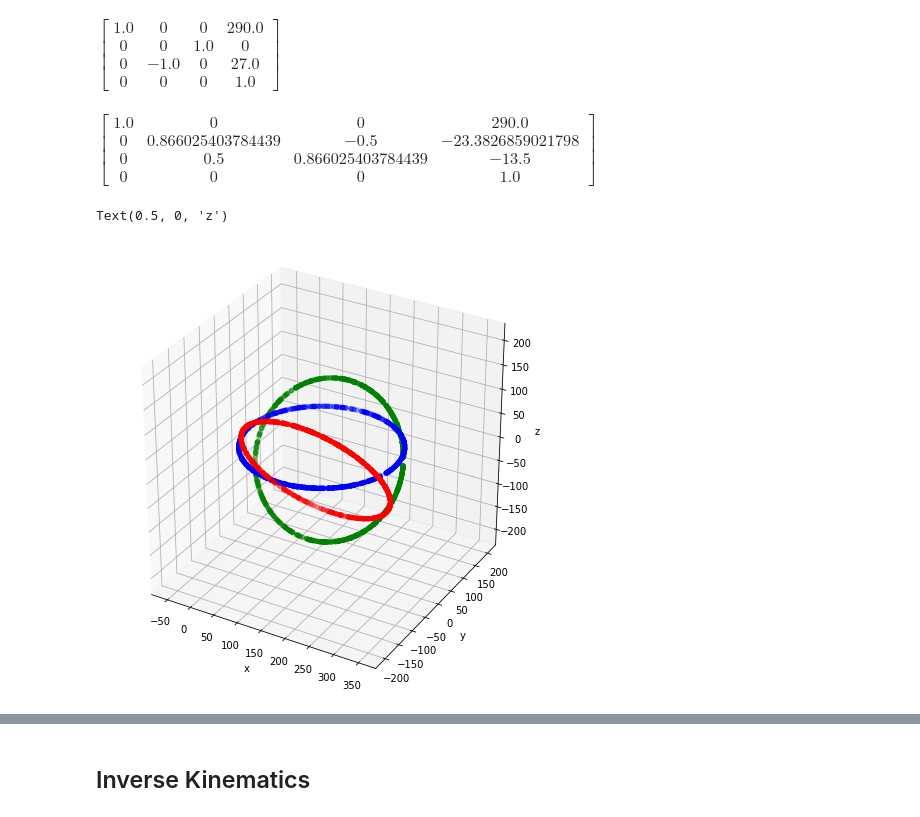
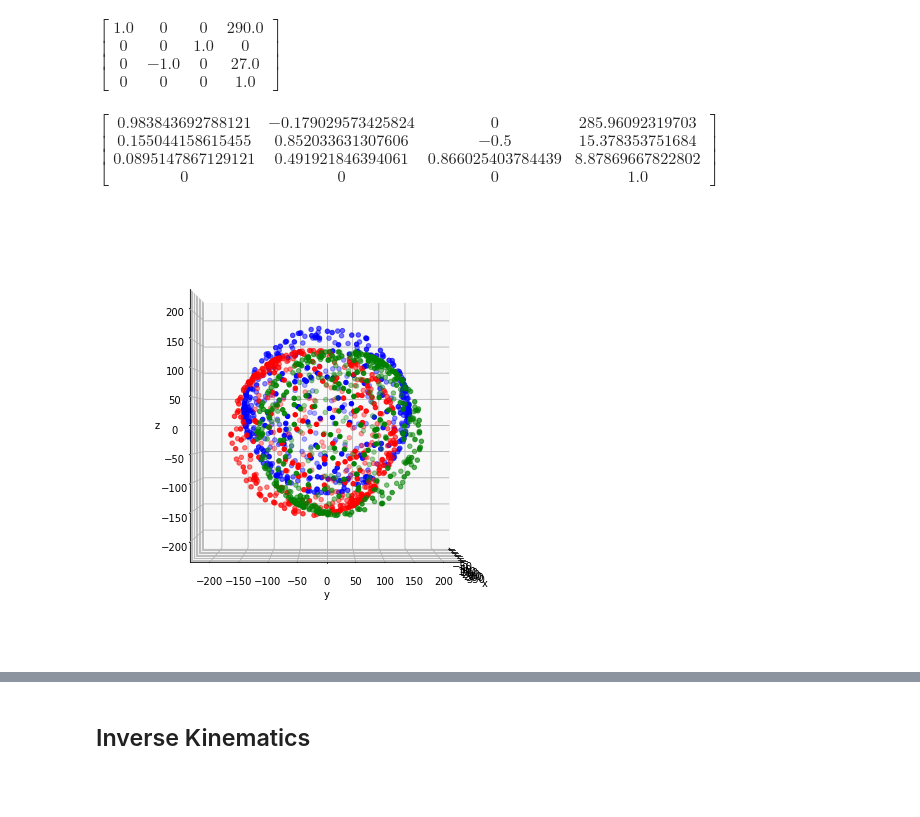
Before and after one commit to nadaol/Robotica_2021, a Jupyter notebook: TP_Final/Delta_Robot.ipynb, the cells around one changed output, grey strips where cells are left out. Cells and saved outputs as stored; diff of their text form; code cells hidden in the pictures; blank space fills up the shorter version.

```diff
--- a/TP_Final/Delta_Robot.ipynb
+++ b/TP_Final/Delta_Robot.ipynb
@@ -135,14 +135,14 @@ $\displaystyle \left[\begin{matrix}1.0 & 0 & 0 & 290.0\\0 & 0 & 1.0 & 0\\0 & -1.
 # Evaluate end effector transformation
 #1.373492839990343 q2 0.010033453033146945 l1 4.003660654923575
 values ={
-q11:0,
+q11:0.18,
 q12:0,
 q13:0,
 }
 
 T1_06.evalf(subs=values)
 # %% [output]
-$\displaystyle \left[\begin{matrix}1.0 & 0 & 0 & 290.0\\0 & 0.866025403784439 & -0.5 & -23.3826859021798\\0 & 0.5 & 0.866025403784439 & -13.5\\0 & 0 & 0 & 1.0\end{matrix}\right]$
+$\displaystyle \left[\begin{matrix}0.983843692788121 & -0.179029573425824 & 0 & 285.96092319703\\0.155044158615455 & 0.852033631307606 & -0.5 & 15.378353751684\\0.0895147867129121 & 0.491921846394061 & 0.866025403784439 & 8.87869667822802\\0 & 0 & 0 & 1.0\end{matrix}\right]$
 # %%
 # Evaluate random positions to plot the work volume
 N_POINTS = 500
@@ -150,7 +150,7 @@ points0 = np.zeros([N_POINTS,3])
 points1 = np.zeros([N_POINTS,3])
 points2 = np.zeros([N_POINTS,3])
 for i in range(N_POINTS):
-    values =[np.random.uniform(0,0),np.random.uniform(0,0),np.random.uniform(0,2*sp.pi)]
+    values =[np.random.uniform(0,0),np.random.uniform(0,2*sp.pi),np.random.uniform(0,2*sp.pi)]
 
     points0[i,0:3] = (np.array(T0_06.evalf(subs={q01:values[0],q02:values[1],q03:values[2]})[0:3,3]).squeeze())
     points1[i,0:3] = (np.array(T1_06.evalf(subs={q11:values[0],q12:values[1],q13:values[2]})[0:3,3]).squeeze())
@@ -158,18 +158,17 @@ for i in range(N_POINTS):
 # %%
 plt.ion()
 plt.rcParams['figure.figsize'] = (16,8)
 ax =plt.axes(projection='3d')
 ax.set_box_aspect(aspect=(1,1,1))
 ax.scatter3D(points0[:,0],points0[:,1],points0[:,2],c='blue')
 ax.scatter3D(points1[:,0],points1[:,1],points1[:,2],c='red')
 ax.scatter3D(points2[:,0],points2[:,1],points2[:,2],c='green')
 ax.set_xlim(-75,375)
 ax.set_ylim(-225,225)
 ax.set_zlim(-225,225)
 ax.set_xlabel('x')
 ax.set_ylabel('y')
 ax.set_zlabel('z')
-ax.view_init(elev=270,azim=270) # Sphere with center in Joint 1 .(radio = 150 (link 2) )
+ax.view_init(elev=0,azim=0) # Sphere with center in Joint 1 .(radio = 150 (link 2) )
 # %% [output]
-Text(0.5, 0, 'z')
-[figure, old version]
+[figure, new version]
```
Also changed, not shown: parts of 8 cells of this notebook, 1 other file.
